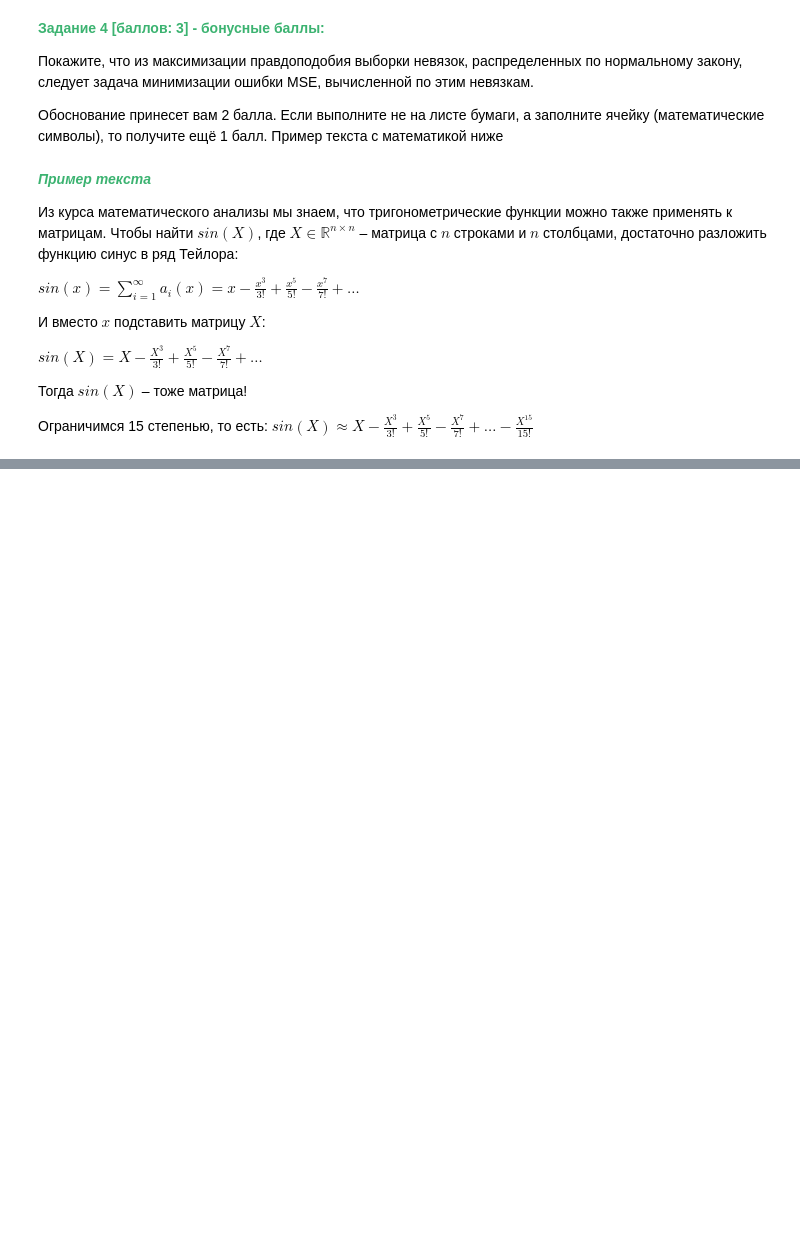
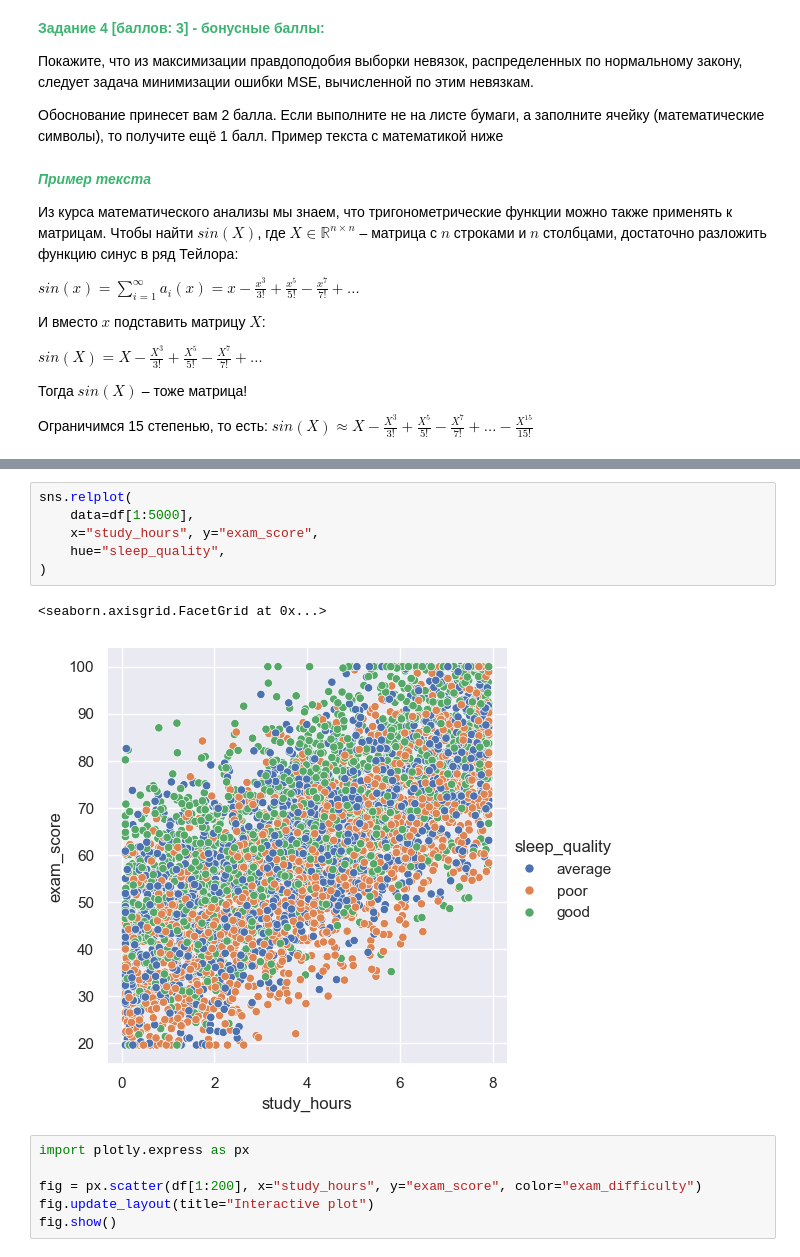
Before and after one commit to mkgurenkov/ai-systems, a Jupyter notebook: l1/l1.ipynb, the cells around one changed output, grey strips where cells are left out. Cells and saved outputs as stored; diff of their text form; blank space fills up the shorter version.

```diff
--- a/l1/l1.ipynb
+++ b/l1/l1.ipynb
@@ -92,0 +206,15 @@ $sin(X) \approx X - \frac{X^3}{3!} + \frac{X^5}{5!} - \frac{X^7}{7!}+ \dots - \f
+# %%
+sns.relplot(
+    data=df[1:5000],
+    x="study_hours", y="exam_score",
+    hue="sleep_quality",
+)
+# %% [output]
+<seaborn.axisgrid.FacetGrid at 0x...>
+[figure, added]
+# %%
+import plotly.express as px
+
+fig = px.scatter(df[1:200], x="study_hours", y="exam_score", color="exam_difficulty")
+fig.update_layout(title="Interactive plot")
+fig.show()
```
Also changed, not shown: parts of 13 cells of this notebook, 2 other files.
